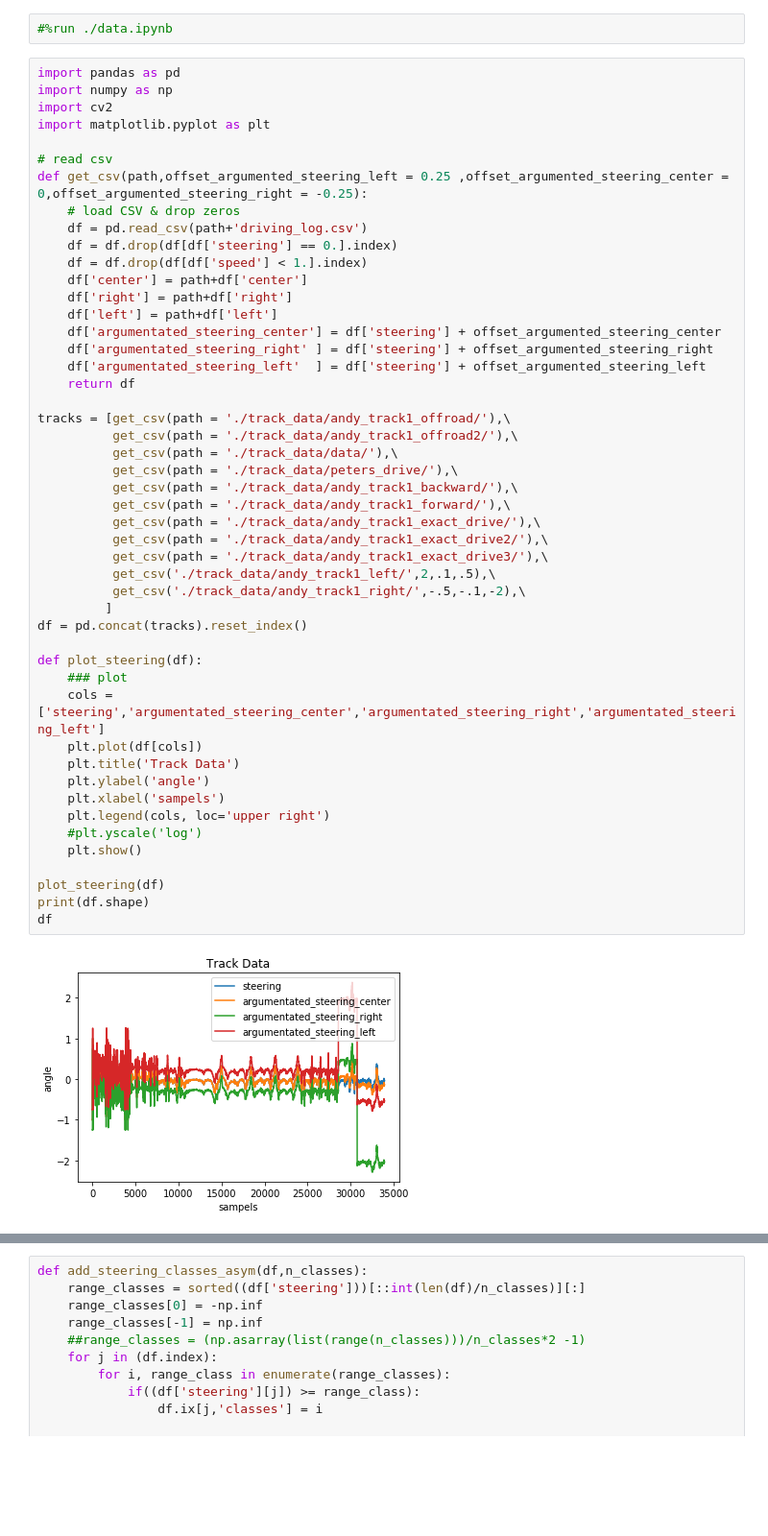
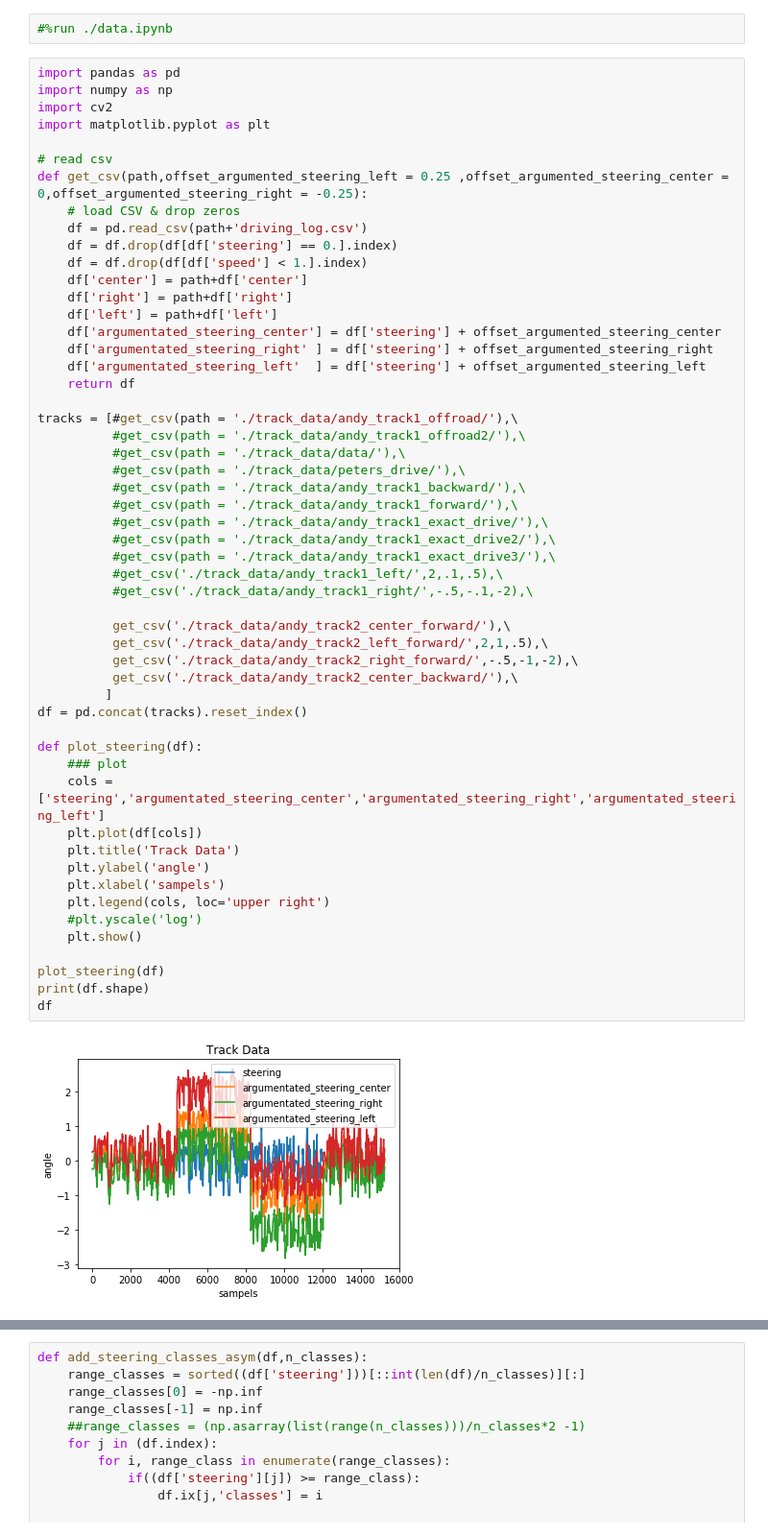
Before and after one commit to AndysDeepAbstractions/CarND-Behavioral-Cloning-P3, a Jupyter notebook: clone.ipynb, the cells around one changed output, grey strips where cells are left out. Shown at 96% size. Drawn from its saved outputs; the diff is of its cells as text; blank space fills up the shorter version.

```diff
--- a/clone.ipynb
+++ b/clone.ipynb
@@ -14,42 +17,47 @@ def get_csv(path,offset_argumented_steering_left = 0.25 ,offset_argumented_steer
     # load CSV & drop zeros
     df = pd.read_csv(path+'driving_log.csv')
     df = df.drop(df[df['steering'] == 0.].index)
     df = df.drop(df[df['speed'] < 1.].index)
     df['center'] = path+df['center']
     df['right'] = path+df['right']
     df['left'] = path+df['left']
     df['argumentated_steering_center'] = df['steering'] + offset_argumented_steering_center
     df['argumentated_steering_right' ] = df['steering'] + offset_argumented_steering_right
     df['argumentated_steering_left'  ] = df['steering'] + offset_argumented_steering_left
     return df
 
-tracks = [get_csv(path = './track_data/andy_track1_offroad/'),\
-          get_csv(path = './track_data/andy_track1_offroad2/'),\
-          get_csv(path = './track_data/data/'),\
-          get_csv(path = './track_data/peters_drive/'),\
-          get_csv(path = './track_data/andy_track1_backward/'),\
-          get_csv(path = './track_data/andy_track1_forward/'),\
-          get_csv(path = './track_data/andy_track1_exact_drive/'),\
-          get_csv(path = './track_data/andy_track1_exact_drive2/'),\
-          get_csv(path = './track_data/andy_track1_exact_drive3/'),\
-          get_csv('./track_data/andy_track1_left/',2,.1,.5),\
-          get_csv('./track_data/andy_track1_right/',-.5,-.1,-2),\
+tracks = [#get_csv(path = './track_data/andy_track1_offroad/'),\
+          #get_csv(path = './track_data/andy_track1_offroad2/'),\
+          #get_csv(path = './track_data/data/'),\
+          #get_csv(path = './track_data/peters_drive/'),\
+          #get_csv(path = './track_data/andy_track1_backward/'),\
+          #get_csv(path = './track_data/andy_track1_forward/'),\
+          #get_csv(path = './track_data/andy_track1_exact_drive/'),\
+          #get_csv(path = './track_data/andy_track1_exact_drive2/'),\
+          #get_csv(path = './track_data/andy_track1_exact_drive3/'),\
+          #get_csv('./track_data/andy_track1_left/',2,.1,.5),\
+          #get_csv('./track_data/andy_track1_right/',-.5,-.1,-2),\
+
+          get_csv('./track_data/andy_track2_center_forward/'),\
+          get_csv('./track_data/andy_track2_left_forward/',2,1,.5),\
+          get_csv('./track_data/andy_track2_right_forward/',-.5,-1,-2),\
+          get_csv('./track_data/andy_track2_center_backward/'),\
          ]
 df = pd.concat(tracks).reset_index()
 
 def plot_steering(df):
     ### plot
     cols = ['steering','argumentated_steering_center','argumentated_steering_right','argumentated_steering_left']
     plt.plot(df[cols])
     plt.title('Track Data')
     plt.ylabel('angle')
     plt.xlabel('sampels')
     plt.legend(cols, loc='upper right')
     #plt.yscale('log')
     plt.show()
 
 plot_steering(df)
 print(df.shape)
 df
 # %% [output]
-[figure, old version]
+[figure, new version]
```
Also changed, not shown: parts of 7 cells of this notebook, 5 other files.
